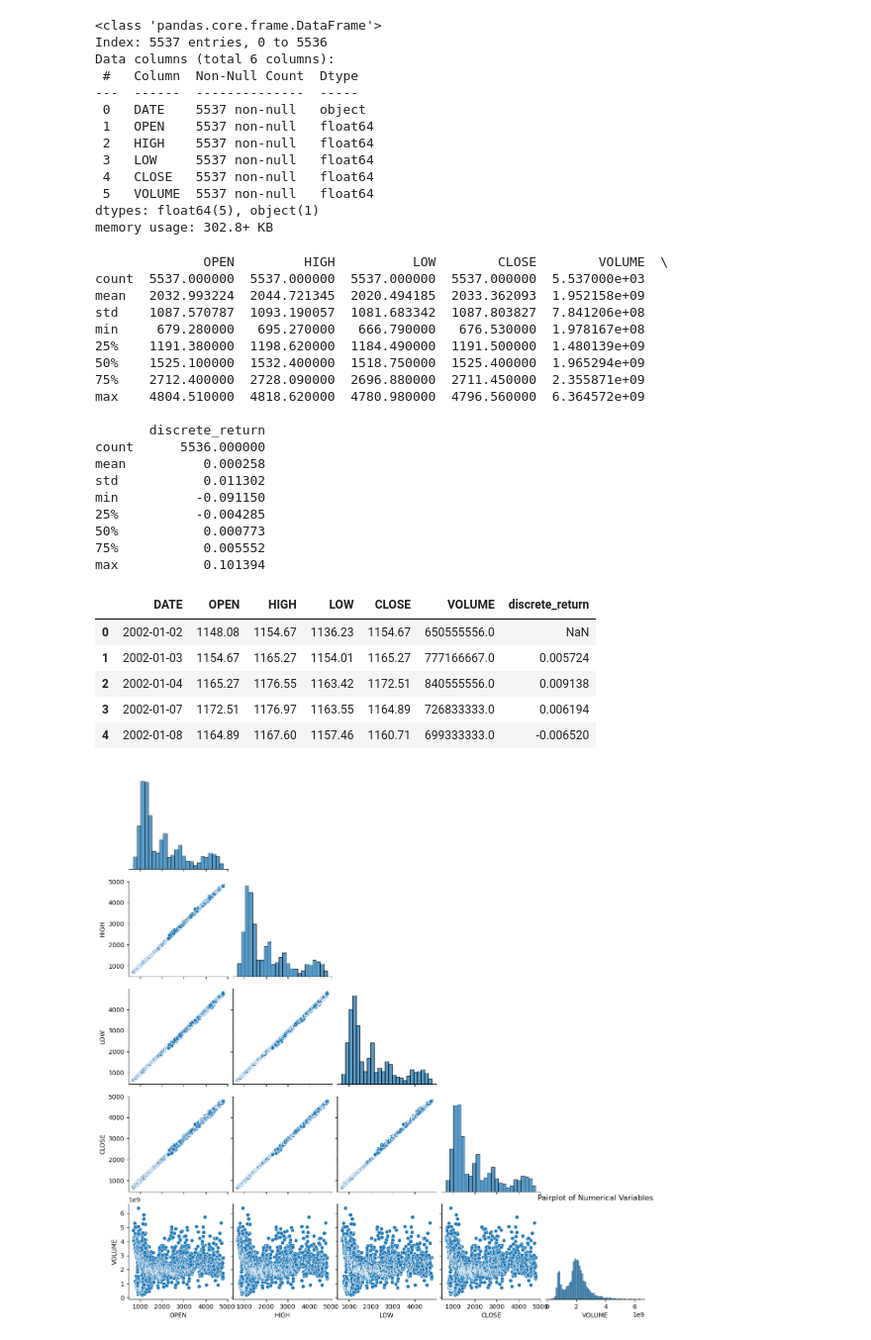
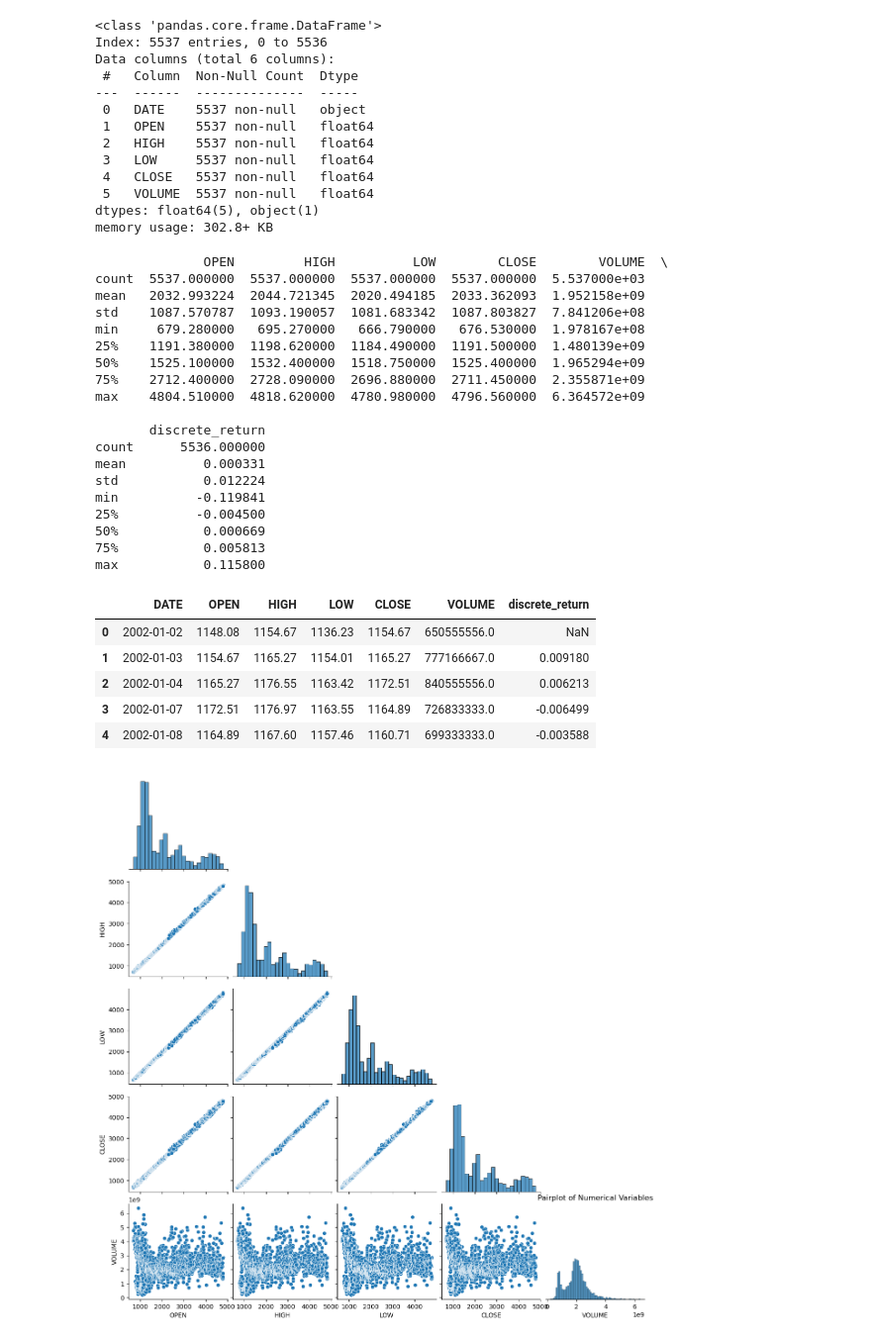
Before and after one commit to RashaJ90/Buy-Sell-Signals-XGBRegressor, a Jupyter notebook: notebooks/investor.ipynb, the cells around one changed output. Shown at 99% size. Saved outputs shown, nothing was run; the diff lists cells and outputs as text; code cells hidden in the pictures.

```diff
--- a/notebooks/investor.ipynb
+++ b/notebooks/investor.ipynb
@@ -50,38 +49,38 @@ memory usage: 302.8+ KB
 # %%
 # OHLC prices: These are essential for technical analysis and commonly used to derive various technical indicators.
 # Volume: Trading volume provides insights into market activity and liquidity.
 # Calculate discrete returns
-# df['discrete_return'] = (df['CLOSE'] - df['CLOSE'].shift(1)) / df['CLOSE'].shift(1)
-df['discrete_return'] = np.log(df['OPEN']/df['OPEN'].shift(1)) # opposed to closing prices, to avoid look-ahead bias.
+df['discrete_return'] = (df['CLOSE'] - df['CLOSE'].shift(1)) / df['CLOSE'].shift(1)
+#df['discrete_return'] = np.log(df['OPEN']/df['OPEN'].shift(1)) # opposed to closing prices, to avoid look-ahead bias.
 
 print(df.describe())
 df.head()
 # %% [output]
               OPEN         HIGH          LOW        CLOSE        VOLUME  \
 count  5537.000000  5537.000000  5537.000000  5537.000000  5.537000e+03
 mean   2032.993224  2044.721345  2020.494185  2033.362093  1.952158e+09
 std    1087.570787  1093.190057  1081.683342  1087.803827  7.841206e+08
 min     679.280000   695.270000   666.790000   676.530000  1.978167e+08
 25%    1191.380000  1198.620000  1184.490000  1191.500000  1.480139e+09
 50%    1525.100000  1532.400000  1518.750000  1525.400000  1.965294e+09
 75%    2712.400000  2728.090000  2696.880000  2711.450000  2.355871e+09
 max    4804.510000  4818.620000  4780.980000  4796.560000  6.364572e+09
 
        discrete_return
 count      5536.000000
-mean          0.000258
-std           0.011302
-min          -0.091150
-25%          -0.004285
-50%           0.000773
-75%           0.005552
-max           0.101394
+mean          0.000331
+std           0.012224
+min          -0.119841
+25%          -0.004500
+50%           0.000669
+75%           0.005813
+max           0.115800
 |  | DATE | OPEN | HIGH | LOW | CLOSE | VOLUME | discrete_return |
 | 0 | 2002-01-02 | 1148.08 | 1154.67 | 1136.23 | 1154.67 | 650555556.0 | NaN |
-| 1 | 2002-01-03 | 1154.67 | 1165.27 | 1154.01 | 1165.27 | 777166667.0 | 0.005724 |
-| 2 | 2002-01-04 | 1165.27 | 1176.55 | 1163.42 | 1172.51 | 840555556.0 | 0.009138 |
-| 3 | 2002-01-07 | 1172.51 | 1176.97 | 1163.55 | 1164.89 | 726833333.0 | 0.006194 |
-| 4 | 2002-01-08 | 1164.89 | 1167.60 | 1157.46 | 1160.71 | 699333333.0 | -0.006520 |
+| 1 | 2002-01-03 | 1154.67 | 1165.27 | 1154.01 | 1165.27 | 777166667.0 | 0.009180 |
+| 2 | 2002-01-04 | 1165.27 | 1176.55 | 1163.42 | 1172.51 | 840555556.0 | 0.006213 |
+| 3 | 2002-01-07 | 1172.51 | 1176.97 | 1163.55 | 1164.89 | 726833333.0 | -0.006499 |
+| 4 | 2002-01-08 | 1164.89 | 1167.60 | 1157.46 | 1160.71 | 699333333.0 | -0.003588 |
 # %%
 # Pairplot to visualize relationships between numerical variables
 sns.pairplot(df[['OPEN', 'HIGH', 'LOW', 'CLOSE', 'VOLUME']], corner=True)
```
Also changed, not shown: parts of 8 cells of this notebook.
